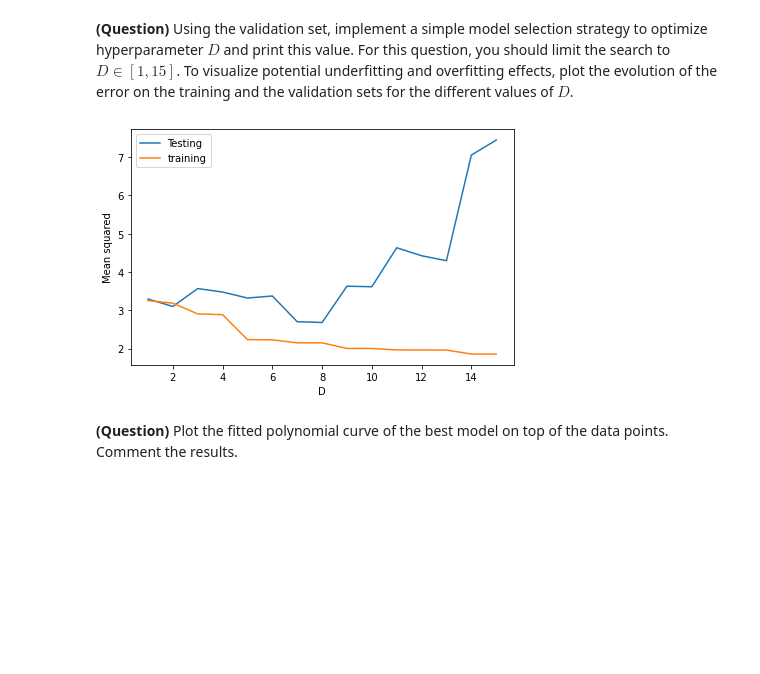
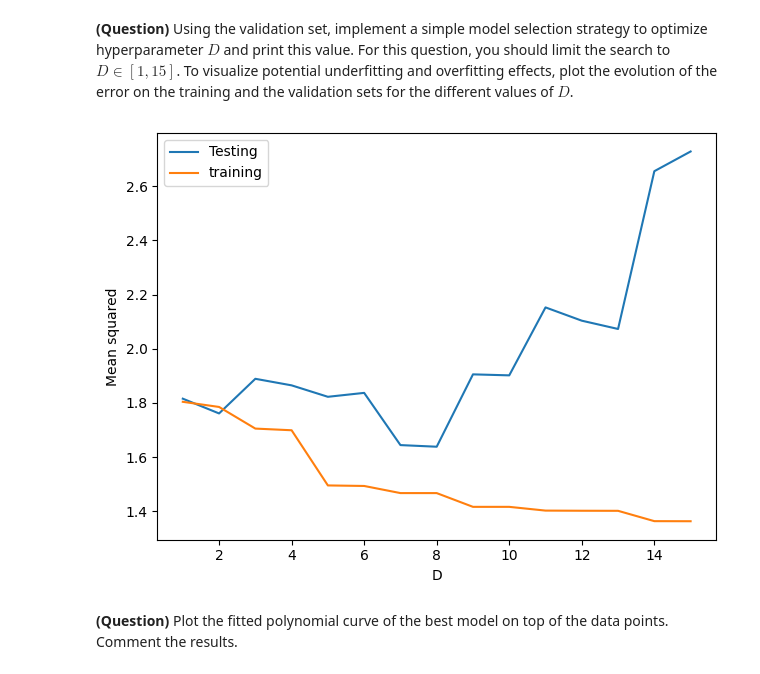
Before and after one commit to aytilfani/ml-3a, a Jupyter notebook: ml_tp1.ipynb, the cells around one changed output. Cells and saved outputs as stored; diff of their text form; code cells hidden in the pictures; blank space fills up the shorter version.

```diff
--- a/ml_tp1.ipynb
+++ b/ml_tp1.ipynb
@@ -183,21 +183,21 @@ To visualize potential underfitting and overfitting effects, plot the evolution
 # %%
 errors_training = []
 errors_testing = []
 for d in range(1,16):
     model = PolynomialRegression(D=d)
     model.fit(X_train, y_train)
     y_predicted = model.predict(X_valid)
     y_predicted_train = model.predict(X_train)
-    errors_testing.append(mean_squared_error(y_valid, y_predicted))
-    errors_training.append(mean_squared_error(y_train, y_predicted_train))
+    errors_testing.append(np.sqrt(mean_squared_error(y_valid, y_predicted)))
+    errors_training.append(np.sqrt(mean_squared_error(y_train, y_predicted_train)))
 plt.plot([i for i in range(1,16)], errors_testing, label='Testing')
 plt.plot([i for i in range(1,16)], errors_training, label='training')
 plt.xlabel('D')
 plt.ylabel('Mean squared')
 plt.legend()
 plt.tight_layout()
 # %% [output]
-[figure, old version]
+[figure, new version]
 # %% [markdown]
 **(Question)** Plot the fitted polynomial curve of the best model on top of the data points. Comment the results.
 # %%
```
Also changed, not shown: parts of 7 cells of this notebook.
